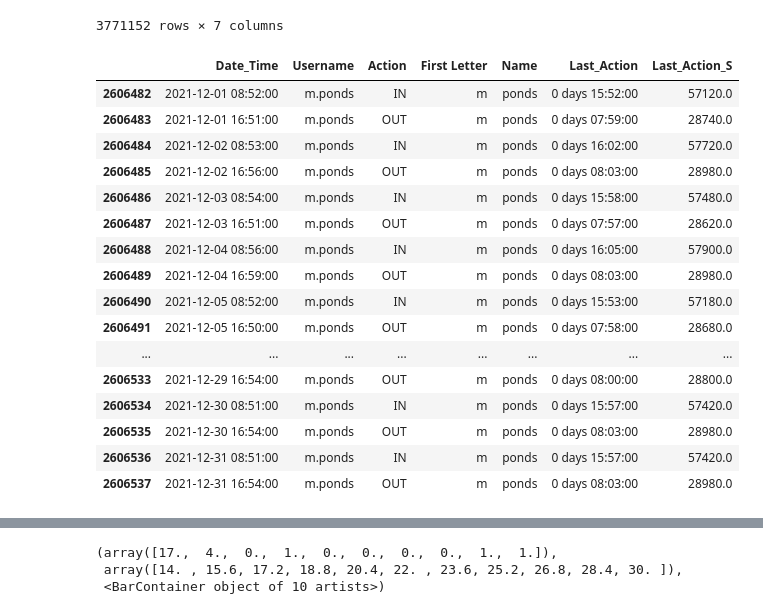
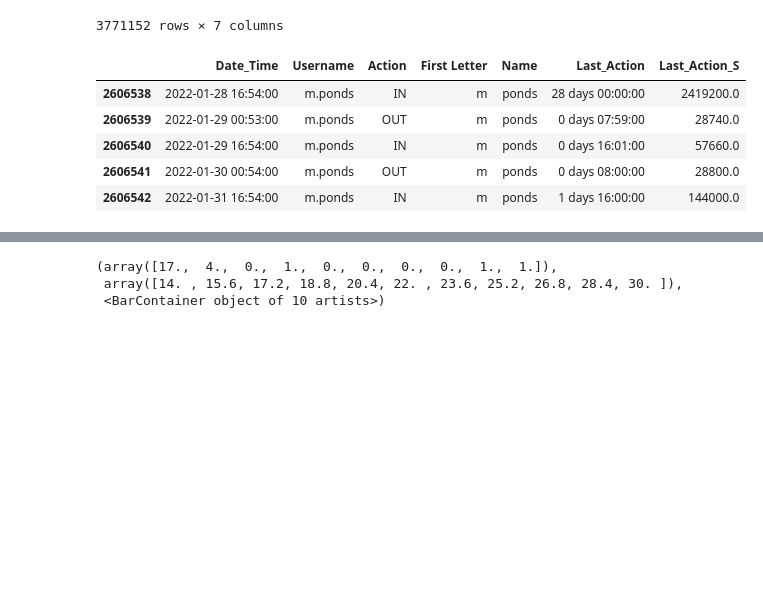
Before and after one commit to jamorr/nsa_challenge, a Jupyter notebook: q3.ipynb, the cells around one changed output, grey strips where cells are left out. Saved outputs shown, nothing was run; the diff lists cells and outputs as text; code cells hidden in the pictures; blank space fills up the shorter version.

```diff
--- a/q3.ipynb
+++ b/q3.ipynb
@@ -49,5 +49,8 @@ df
 # Initialize a column of the time since the user's last action
 df['Last_Action'] = df['Date_Time'].diff()
 # %%
-df.drop_duplicates(subset=['Username'], keep='first')['Last_Action']=None
+dfFirsts = df.copy().drop_duplicates(subset=['Username'], keep='first')
+dfFirsts['Last_Action'] = None
+df = pd.concat([df, dfFirsts])
+df
 # %% [output]
@@ -120,25 +107,14 @@ df.sort_values(by='Last_Action_S', ascending=False)
 # %%
 # Looks like the name the challenge is asking for is m.ponds.
 # Check m.ponds's logins after the 28-day break.
-df[(df['Username']=='m.ponds') & (df['Date_Time'].dt.month==12) & (df['Date_Time'].dt.year==2021)]
+df[(df['Username']=='m.ponds') & (df['Date_Time'].dt.month==1) & (df['Date_Time'].dt.year==2022)].head()
 # %% [output]
 |  | Date_Time | Username | Action | First Letter | Name | Last_Action | Last_Action_S |
-| 2606482 | 2021-12-01 08:52:00 | m.ponds | IN | m | ponds | 0 days 15:52:00 | 57120.0 |
-| 2606483 | 2021-12-01 16:51:00 | m.ponds | OUT | m | ponds | 0 days 07:59:00 | 28740.0 |
-| 2606484 | 2021-12-02 08:53:00 | m.ponds | IN | m | ponds | 0 days 16:02:00 | 57720.0 |
-| 2606485 | 2021-12-02 16:56:00 | m.ponds | OUT | m | ponds | 0 days 08:03:00 | 28980.0 |
-| 2606486 | 2021-12-03 08:54:00 | m.ponds | IN | m | ponds | 0 days 15:58:00 | 57480.0 |
-| 2606487 | 2021-12-03 16:51:00 | m.ponds | OUT | m | ponds | 0 days 07:57:00 | 28620.0 |
-| 2606488 | 2021-12-04 08:56:00 | m.ponds | IN | m | ponds | 0 days 16:05:00 | 57900.0 |
-| 2606489 | 2021-12-04 16:59:00 | m.ponds | OUT | m | ponds | 0 days 08:03:00 | 28980.0 |
-| 2606490 | 2021-12-05 08:52:00 | m.ponds | IN | m | ponds | 0 days 15:53:00 | 57180.0 |
-| 2606491 | 2021-12-05 16:50:00 | m.ponds | OUT | m | ponds | 0 days 07:58:00 | 28680.0 |
-| ... | ... | ... | ... | ... | ... | ... | ... |
-| 2606533 | 2021-12-29 16:54:00 | m.ponds | OUT | m | ponds | 0 days 08:00:00 | 28800.0 |
-| 2606534 | 2021-12-30 08:51:00 | m.ponds | IN | m | ponds | 0 days 15:57:00 | 57420.0 |
-| 2606535 | 2021-12-30 16:54:00 | m.ponds | OUT | m | ponds | 0 days 08:03:00 | 28980.0 |
-| 2606536 | 2021-12-31 08:51:00 | m.ponds | IN | m | ponds | 0 days 15:57:00 | 57420.0 |
-| 2606537 | 2021-12-31 16:54:00 | m.ponds | OUT | m | ponds | 0 days 08:03:00 | 28980.0 |
+| 2606538 | 2022-01-28 16:54:00 | m.ponds | IN | m | ponds | 28 days 00:00:00 | 2419200.0 |
+| 2606539 | 2022-01-29 00:53:00 | m.ponds | OUT | m | ponds | 0 days 07:59:00 | 28740.0 |
+| 2606540 | 2022-01-29 16:54:00 | m.ponds | IN | m | ponds | 0 days 16:01:00 | 57660.0 |
+| 2606541 | 2022-01-30 00:54:00 | m.ponds | OUT | m | ponds | 0 days 08:00:00 | 28800.0 |
+| 2606542 | 2022-01-31 16:54:00 | m.ponds | IN | m | ponds | 1 days 16:00:00 | 144000.0 |
 # %%
 # Double check for other m names: m.ponds seems to be the culprit.
 df[(df['Last_Action'].dt.days>7) & (df['First Letter']=='m')].sort_values(by=['Last_Action_S'])
```
Also changed, not shown: parts of 2 cells of this notebook.
